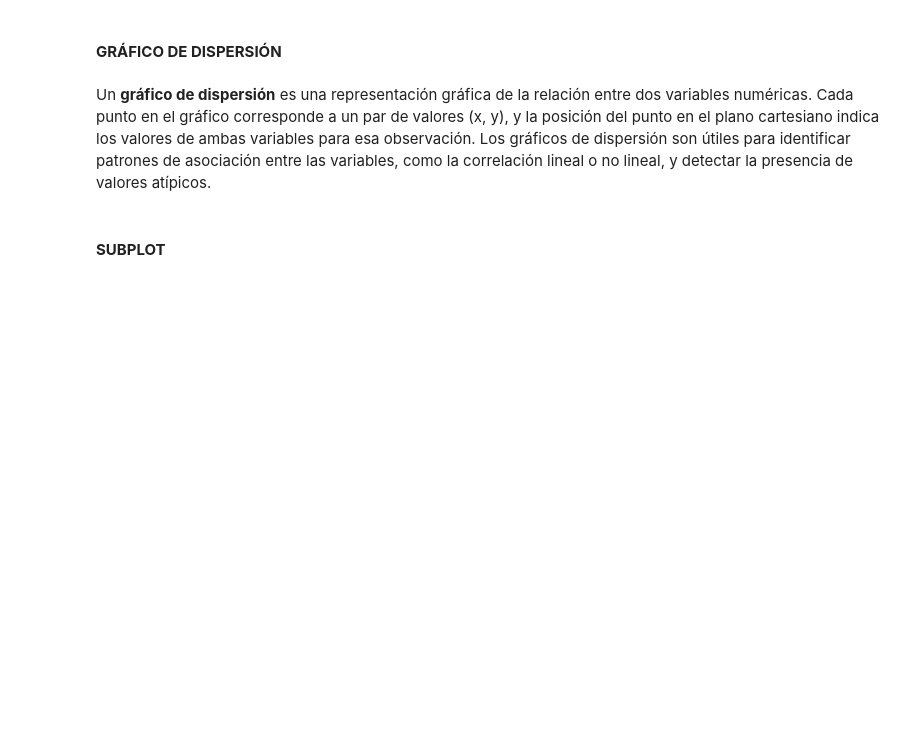
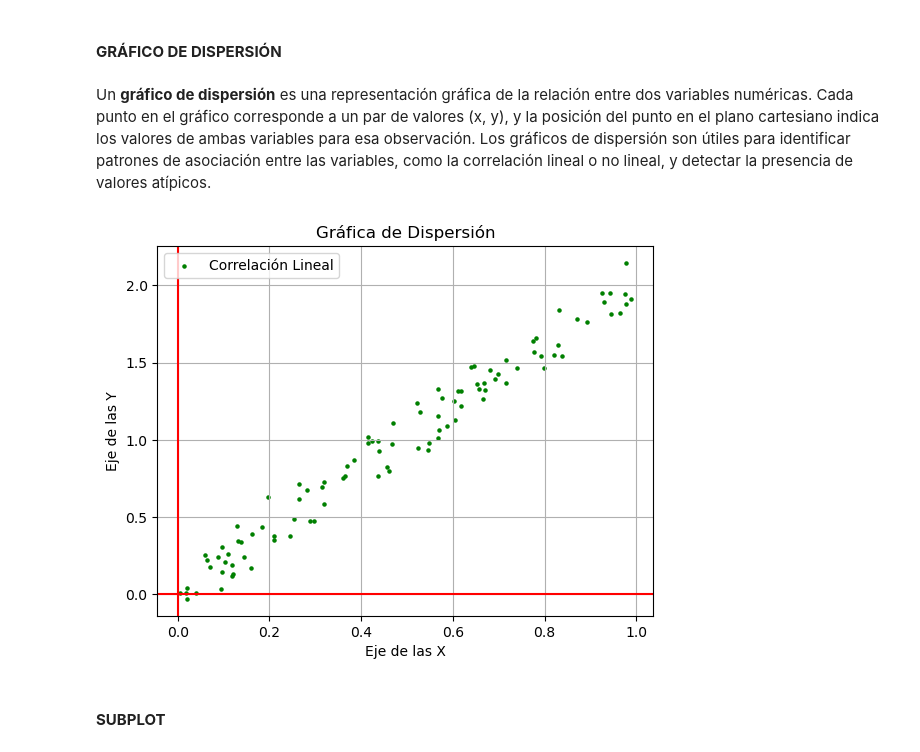
Before and after one commit to juanzin/dataScience, a Jupyter notebook: Hands_On_Introducción_a_las_Librerías_de_Python.ipynb, the cells around one changed output. Drawn from its saved outputs; the diff is of its cells as text; code cells hidden in the pictures; blank space fills up the shorter version.

```diff
--- a/Hands_On_Introducción_a_las_Librerías_de_Python.ipynb
+++ b/Hands_On_Introducción_a_las_Librerías_de_Python.ipynb
@@ -172,3 +274,21 @@ Un **gráfico de dispersión** es una representación gráfica de la relación e
+# %%
+# Definir variables
+np.random.seed(0)
+x = np.random.rand(100)
+y = 2 * x + 0.1 * np.random.randn(100)
+# %%
+# Realizar gráfico de distribución
+plt.scatter(x, y, color = 'green', s = 5, label = 'Correlación Lineal')
+plt.axhline(y = 0, color = 'r')
+plt.axvline(x = 0, color = 'r')
+plt.title('Gráfica de Dispersión')
+plt.xlabel('Eje de las X')
+plt.ylabel('Eje de las Y')
+plt.legend(loc = 'upper left')
+plt.grid()
+plt.show()
+# %% [output]
+[figure, added]
 # %% [markdown]
 #### **SUBPLOT**
 # %% [markdown]
```
Also changed, not shown: parts of 46 cells of this notebook.
